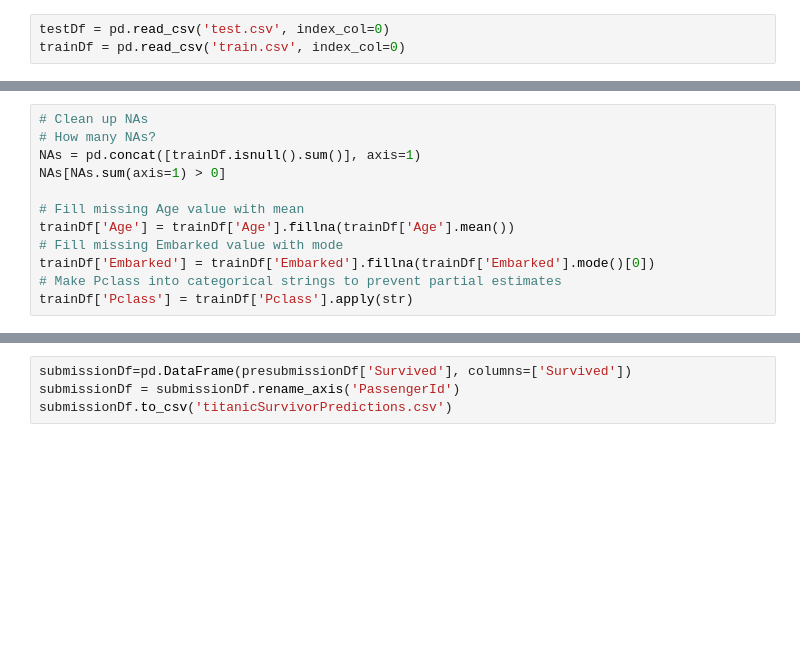
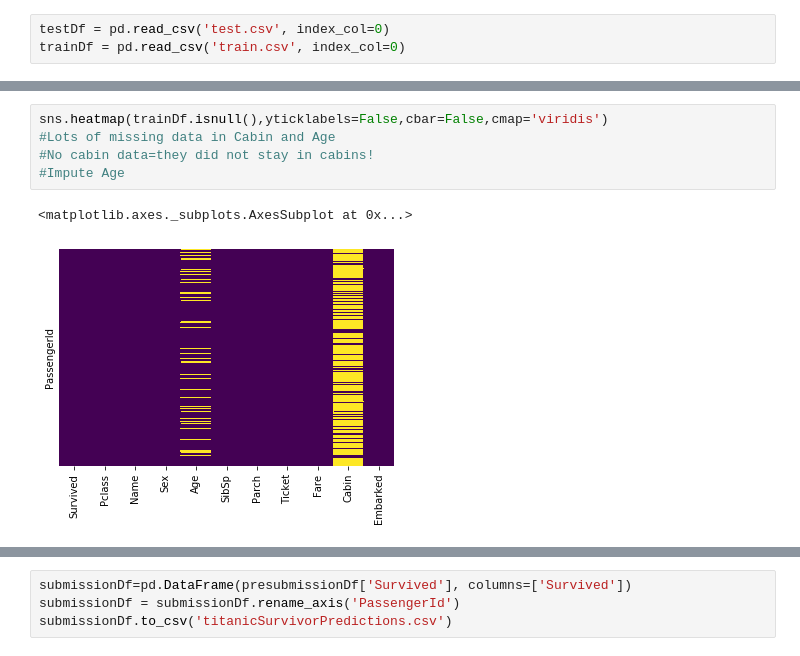
Before and after one commit to garrickbercero/python, a Jupyter notebook: Titanic Machine Learning.ipynb, the cells around one changed output, grey strips where cells are left out. Saved outputs shown, nothing was run; the diff lists cells and outputs as text; blank space fills up the shorter version.

```diff
--- a/Titanic Machine Learning.ipynb
+++ b/Titanic Machine Learning.ipynb
@@ -44,12 +19,0 @@ sns.pairplot(data=trainDf)
-# %%
-# Clean up NAs
-# How many NAs?
-NAs = pd.concat([trainDf.isnull().sum()], axis=1)
-NAs[NAs.sum(axis=1) > 0]
-
-# Fill missing Age value with mean
-trainDf['Age'] = trainDf['Age'].fillna(trainDf['Age'].mean())
-# Fill missing Embarked value with mode
-trainDf['Embarked'] = trainDf['Embarked'].fillna(trainDf['Embarked'].mode()[0])
-# Make Pclass into categorical strings to prevent partial estimates
-trainDf['Pclass'] = trainDf['Pclass'].apply(str)
@@ -289,0 +20,8 @@ presubmissionDf
+# %%
+sns.heatmap(trainDf.isnull(),yticklabels=False,cbar=False,cmap='viridis')
+#Lots of missing data in Cabin and Age
+#No cabin data=they did not stay in cabins!
+#Impute Age
+# %% [output]
+<matplotlib.axes._subplots.AxesSubplot at 0x...>
+[figure, added]
```
Also changed, not shown: parts of 39 cells of this notebook.
